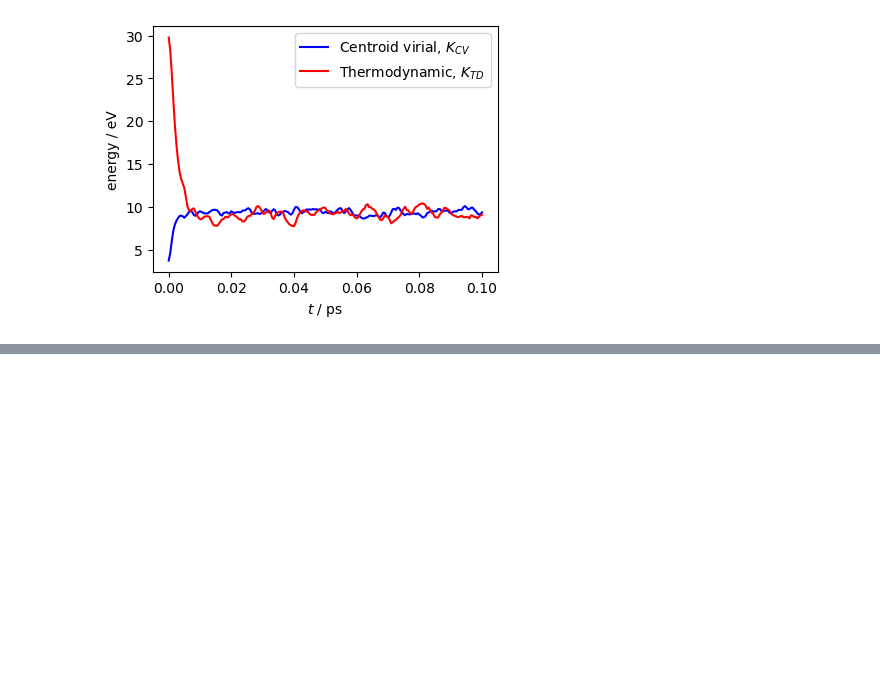
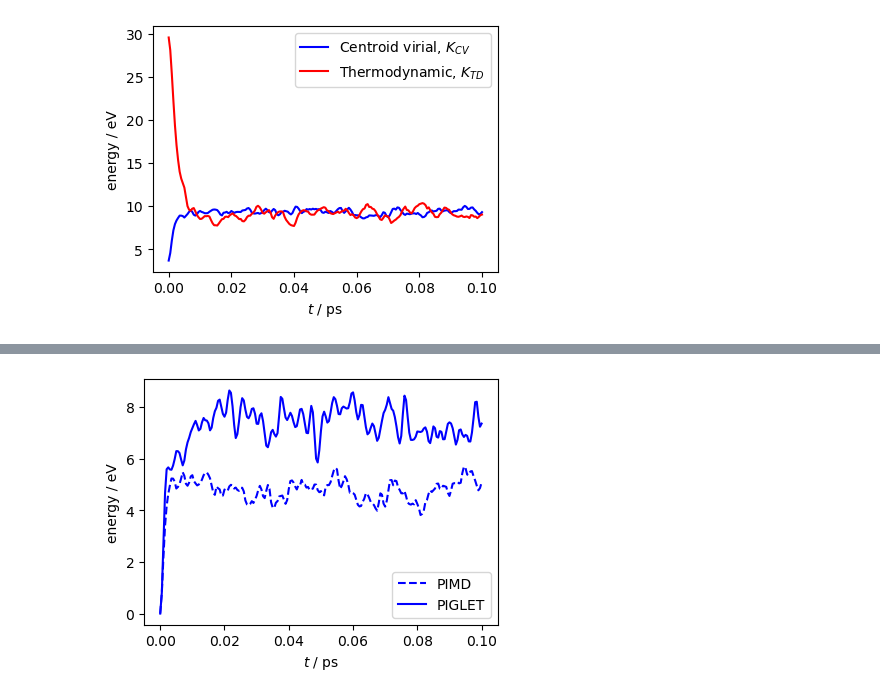
Before and after one commit to LouieSlocombe/nqetools, a Jupyter notebook: examples/atomistic_cookbook/PIMD_water/run.ipynb, the cells around one changed output, grey strips where cells are left out. Cells and saved outputs as stored; diff of their text form; code cells hidden in the pictures; blank space fills up the shorter version.

```diff
--- a/examples/atomistic_cookbook/PIMD_water/run.ipynb
+++ b/examples/atomistic_cookbook/PIMD_water/run.ipynb
@@ -127,3 +135,16 @@ traj_pimd["settings"]["structure"][0].update(
 chemiscope.show(**traj_pimd, mode="structure")
 # %% [output]
 [interactive output not drawn]
+# %%
+# Make sure the directory is empty
+nqe.remove_directory(directory_piglet)
+# Run the calculation
+nqe.run_md(directory_piglet, atoms,
+           driver='ase-mace',
+           md_type="NVT",
+           xml_in="input_piglet.xml",
+           n_beads=n_beads,
+           timestep=0.5,
+           total_steps=200,
+           stride=1,
+           temperature=298)
@@ -129,0 +203,24 @@ chemiscope.show(**traj_pimd, mode="structure")
+# %%
+# drops first frame
+output_gle, desc_gle = ipi.read_output(os.path.join(directory_piglet, "md.out"))
+traj_gle = [ipi.read_trajectory(os.path.join(directory_piglet, f"md.pos_{i}.xyz"))[1:] for i in range(8)]
+
+fig, ax = plt.subplots(1, 1, figsize=(4, 3), constrained_layout=True)
+ax.plot(
+    output_data["time"],
+    output_data["potential"] - output_data["potential"][0],
+    "b--",
+    label="PIMD",
+)
+ax.plot(
+    output_gle["time"],
+    output_gle["potential"] - output_gle["potential"][0],
+    "b-",
+    label="PIGLET",
+)
+ax.set_xlabel(r"$t$ / ps")
+ax.set_ylabel(r"energy / eV")
+ax.legend()
+plt.show()
+# %% [output]
+[figure, added]
```
Also changed, not shown: parts of 10 cells of this notebook.
